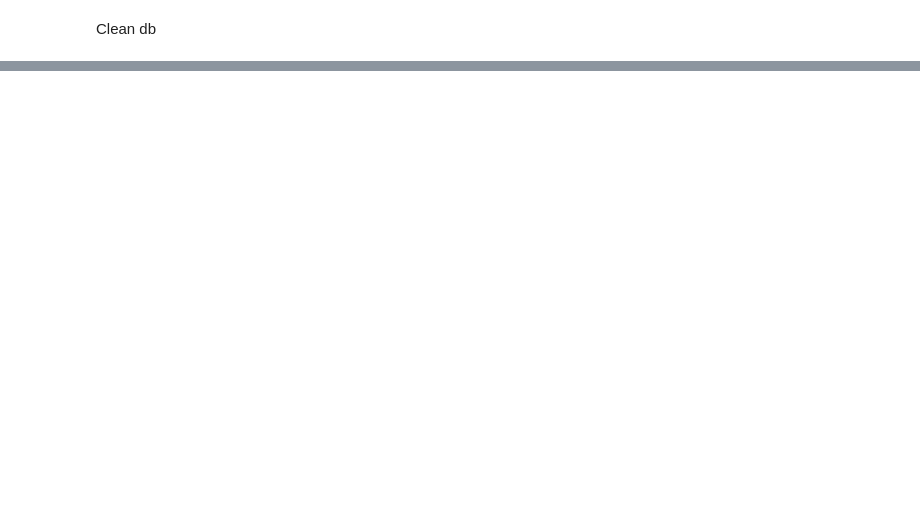
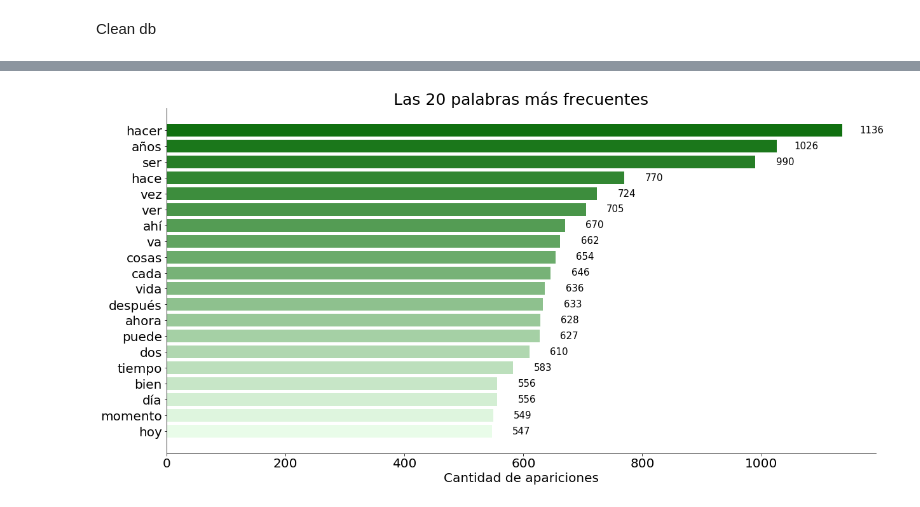
Before and after one commit to alexing/tedx, a Jupyter notebook: tedx_exploration.ipynb, the cells around one changed output, grey strips where cells are left out. Cells and saved outputs as stored; diff of their text form; code cells hidden in the pictures; blank space fills up the shorter version.

```diff
--- a/tedx_exploration.ipynb
+++ b/tedx_exploration.ipynb
@@ -98,7 +104,7 @@ for a_stopword in stopwords:
     if a_stopword in counts.index:
         counts = counts.drop(a_stopword)
 
-drop_list = ['aplausos', 'si']
+drop_list = ['aplausos', 'si', 'entonces', 'así', 'risas']
 for a_word in counts.index:
     if unidecode.unidecode(a_word) in stopwords:
         drop_list.append(a_word)
@@ -108,21 +114,23 @@ top_20 = counts.head(20)
 # %%
 fig, ax = plt.subplots(figsize=(20,10))
 ax = sns.barplot(x="count_per_word", y=top_20.index, data=top_20, palette=sns.light_palette("green", n_colors=20, reverse=True))
 plt.ylabel("")
 plt.xlabel('Cantidad de apariciones', fontsize=20)
 plt.title('Las 20 palabras más frecuentes', fontsize=25)
 for tick in ax.xaxis.get_major_ticks():
     tick.label.set_fontsize(20)
 for tick in ax.yaxis.get_major_ticks():
     tick.label.set_fontsize(20)
 for p in ax.patches:
     width = p.get_width()
-    ax.text(width + 3  ,
+    ax.text(width + 50  ,
             p.get_y() + p.get_height()/1.4,
             "%d" % width,
             ha="center", fontsize=15)
 sns.despine()
 plt.plot();
+# %% [output]
+[figure, added]
 # %%
 head = counts.head(200)
 to_plot = list(zip(head.index, head['count_per_word']))
```
Also changed, not shown: parts of 7 cells of this notebook.
